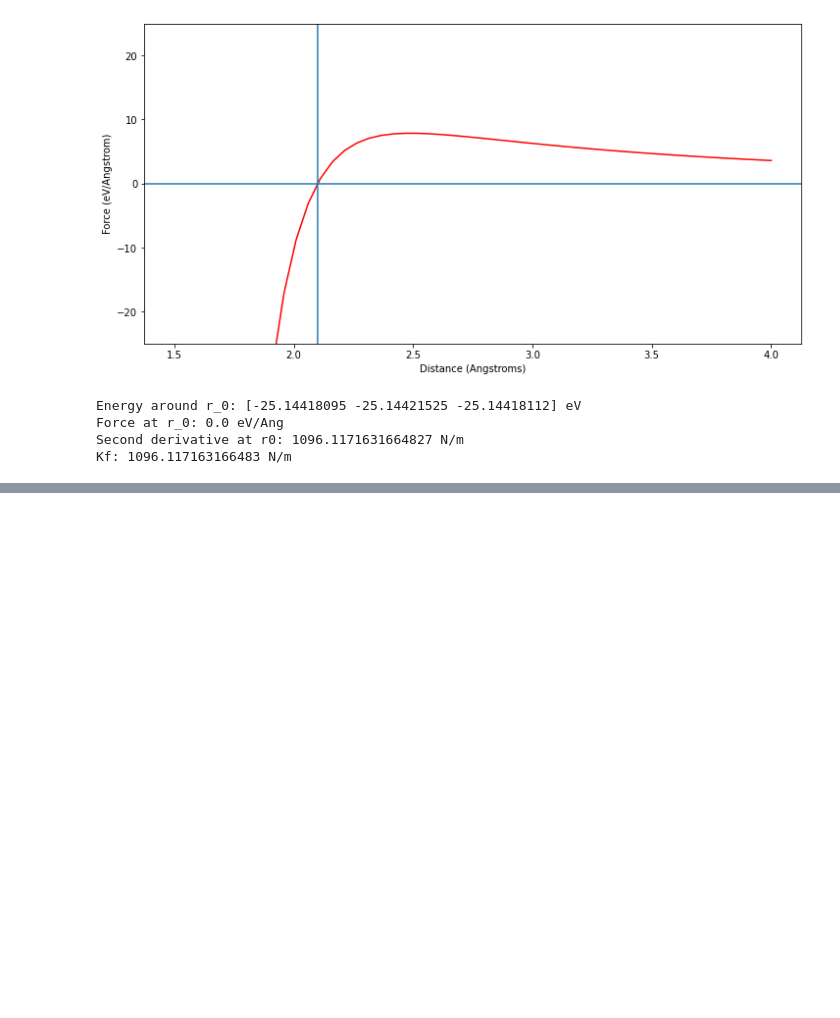
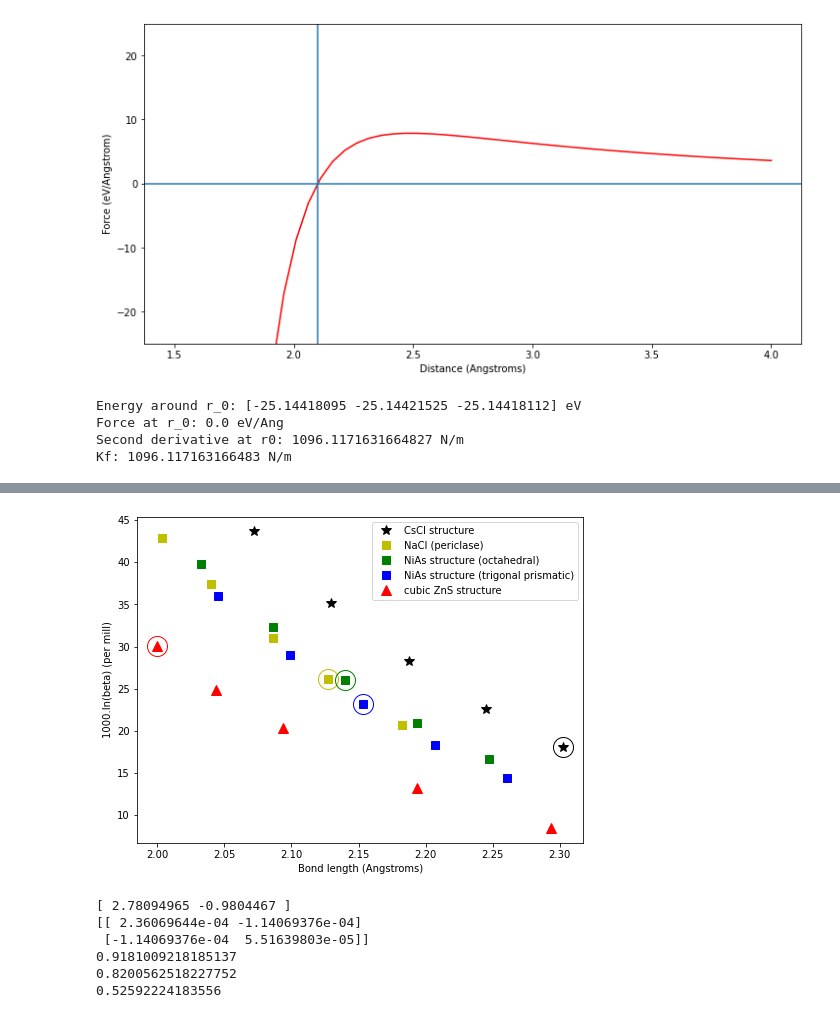
Before and after one commit to andreww/isofrac, a Jupyter notebook: potential_figure.ipynb, the cells around one changed output, grey strips where cells are left out. Saved outputs shown, nothing was run; the diff lists cells and outputs as text; code cells hidden in the pictures; blank space fills up the shorter version.

```diff
--- a/potential_figure.ipynb
+++ b/potential_figure.ipynb
@@ -171,0 +294,26 @@ Kf: 1096.117163166483 N/m
+# %%
+fig, ax = plt.subplots(figsize=(8,6))
+
+ax.plot(cscl_r_ang, cscl_beta_permil, 'k*', label='CsCl structure', markersize=10)
+ax.plot(cscl_r_ref, cscl_beta_ref, 'ko', fillstyle='none', markersize=20)
+
+ax.plot(mgo_r_ang, mgo_beta_permil, 'ys', label='NaCl (periclase)', markersize=8)
+ax.plot(mgo_r_ref, mgo_beta_ref, 'yo', fillstyle='none', markersize=20)
+
+ax.plot(nias_first_r_ang, nias_first_beta_permil, 'gs', label='NiAs structure (octahedral)',
+        markersize=8)
+ax.plot(nias_first_r_ref, nias_first_beta_ref, 'go', fillstyle='none', markersize=20)
+
+ax.plot(nias_second_r_ang, nias_second_beta_permil, 'bs', label='NiAs structure (trigonal prismatic)',
+        markersize=8)
+ax.plot(nias_second_r_ref, nias_second_beta_ref, 'bo', fillstyle='none', markersize=20)
+
+ax.plot(cubzns_r_ang, cubzns_beta_permil, 'r^', label='cubic ZnS structure', markersize=10)
+ax.plot(cubzns_r_ref, cubzns_beta_ref, 'ro', fillstyle='none', markersize=20)
+ax.set_xlabel('Bond length (Angstroms)')
+ax.set_ylabel('1000.ln(beta) (per mill)')
+
+ax.legend()
+plt.show()
+# %% [output]
+[figure, added]
@@ -171,0 +341,13 @@ Kf: 1096.117163166483 N/m
+# %%
+print(mgo_popt)
+print(mgo_pcov)
+print(mgo_popt[0] + 1.9*mgo_popt[1])
+print(mgo_popt[0] + 2.0*mgo_popt[1])
+print(mgo_popt[0] + 2.3*mgo_popt[1])
+# %% [output]
+[ 2.78094965 -0.9804467 ]
+[[ 2.36069644e-04 -1.14069376e-04]
+ [-1.14069376e-04  5.51639803e-05]]
+0.9181009218185137
+0.8200562518227752
+0.52592224183556
```
Also changed, not shown: parts of 20 cells of this notebook, 2 other files.
